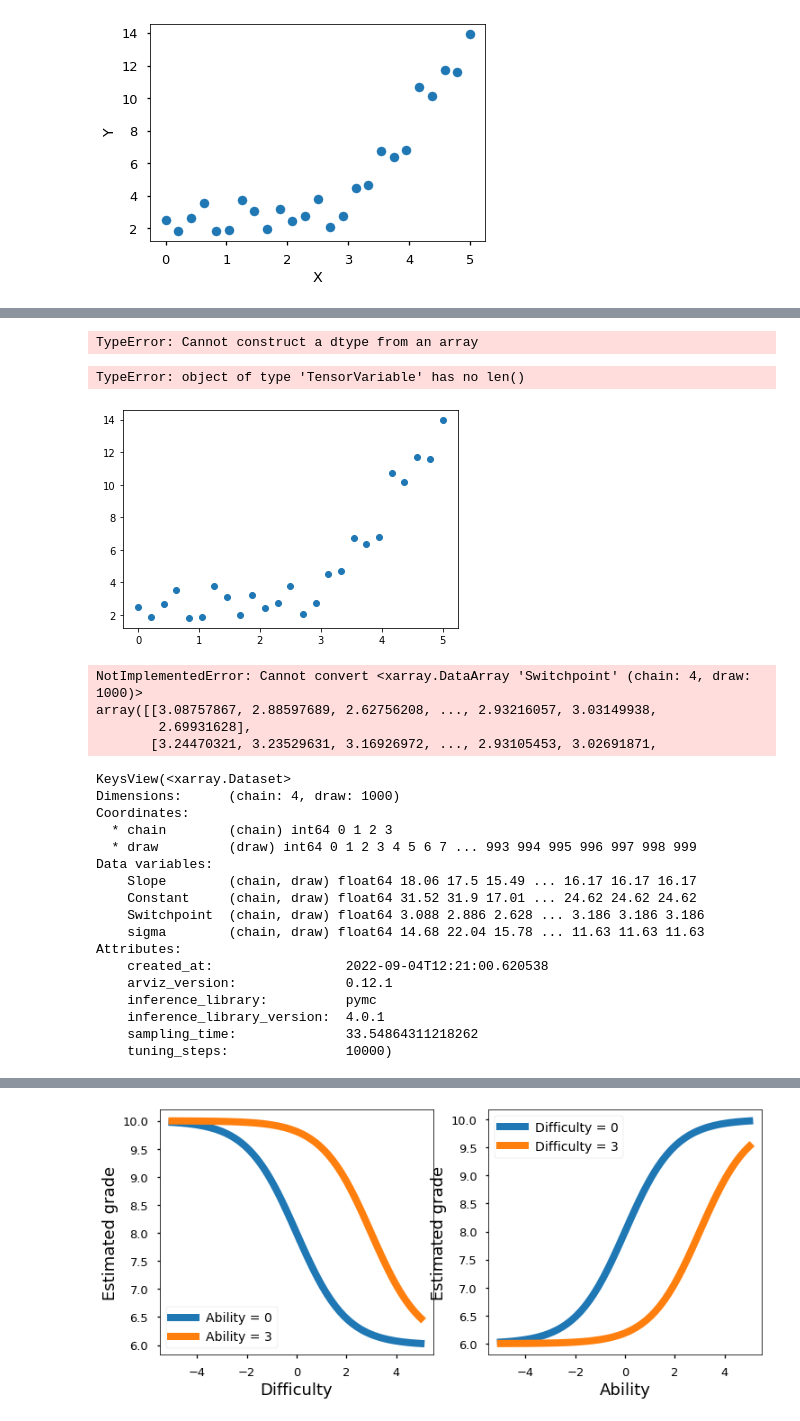
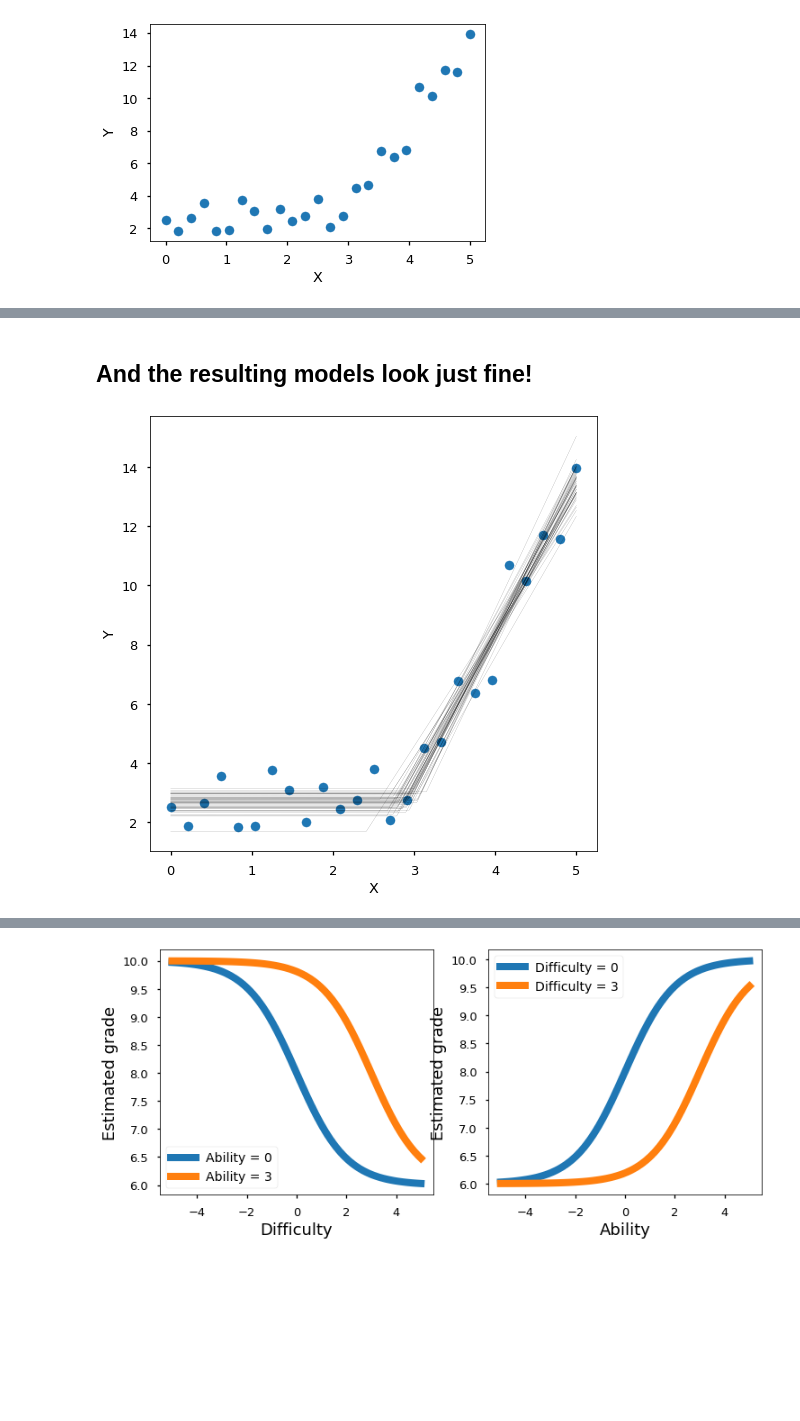
Before and after one commit to harcel/bayesian_student_seminar, a Jupyter notebook: BayesianStudentProgress.ipynb, the cells around one changed output, grey strips where cells are left out. Saved outputs shown, nothing was run; the diff lists cells and outputs as text; code cells hidden in the pictures; blank space fills up the shorter version.

Commit message:
All examples working

```diff
--- a/BayesianStudentProgress.ipynb
+++ b/BayesianStudentProgress.ipynb
@@ -327,58 +330,7 @@ posterior = trace_ex.posterior.stack(draws=("chain", "draw"))
+# %% [markdown]
+## And the resulting models look just fine!
 # %%
-xx = at.tensor(np.linspace(0,5,1000))
-constpart = xx - xx + posterior["Constant"].mean().values
-linpart = xx * posterior["Slope"].mean().values + \
-        posterior["Switchpoint"].mean().values*posterior["Slope"].mean().values - \
-        posterior["Slope"].mean().values
-
-
-
-posterior["y_model"] = pm.math.switch(at.gt(posterior["Switchpoint"].mean().values, xx),
-                        constpart, linpart)
+utils.plot_switch_example(trace_ex, 50, x=x_data, y=y_data)
 # %% [output]
-TypeError: Cannot construct a dtype from an array
+[figure, added]
-# %%
-posterior = trace_ex.posterior
-x_post, y_post = make_ex_line(posterior)
-plt.scatter(x_data, y_data)
-plt.plot(x_post, y_post)
-plt.xlabel('X')
-plt.ylabel('Y');
-# %% [output]
-TypeError: object of type 'TensorVariable' has no len()
-[figure, removed]
-# %%
-
-trace_ex.posterior["x_fine"] = xr.DataArray(np.linspace(0,5, 100))
-trace_ex.posterior["y_model"] = pm.math.switch(
-    at.gt(trace_ex.posterior["Switchpoint"], trace_ex.posterior["x_fine"]),
-    trace_ex.posterior["Constant"],
-    trace_ex.posterior["Switchpoint"]*trace_ex.posterior["Slope"] - trace_ex.posterior["Constant"] + trace_ex.posterior["Slope"] * xr.DataArray(x))
-
-az.plot_lm("Y", idata=trace_ex, x=trace_ex.posterior["x_fine"], y_model=trace_ex.posterior["y_model"])
-# %% [output]
-NotImplementedError: Cannot convert <xarray.DataArray 'Switchpoint' (chain: 4, draw: 1000)>
-array([[3.08757867, 2.88597689, 2.62756208, ..., 2.93216057, 3.03149938,
-        2.69931628],
-       [3.24470321, 3.23529631, 3.16926972, ..., 2.93105453, 3.02691871,
-# %%
-trace_ex.posterior.keys()
-# %% [output]
-KeysView(<xarray.Dataset>
-Dimensions:      (chain: 4, draw: 1000)
-Coordinates:
-  * chain        (chain) int64 0 1 2 3
-  * draw         (draw) int64 0 1 2 3 4 5 6 7 ... 993 994 995 996 997 998 999
-Data variables:
-    Slope        (chain, draw) float64 18.06 17.5 15.49 ... 16.17 16.17 16.17
-    Constant     (chain, draw) float64 31.52 31.9 17.01 ... 24.62 24.62 24.62
-    Switchpoint  (chain, draw) float64 3.088 2.886 2.628 ... 3.186 3.186 3.186
-    sigma        (chain, draw) float64 14.68 22.04 15.78 ... 11.63 11.63 11.63
-Attributes:
-    created_at:                 2022-09-04T12:21:00.620538
-    arviz_version:              0.12.1
-    inference_library:          pymc
-    inference_library_version:  4.0.1
-    sampling_time:              33.54864311218262
-    tuning_steps:               10000)
 # %% [markdown]
```
Also changed, not shown: parts of 22 cells of this notebook, 5 other files.
